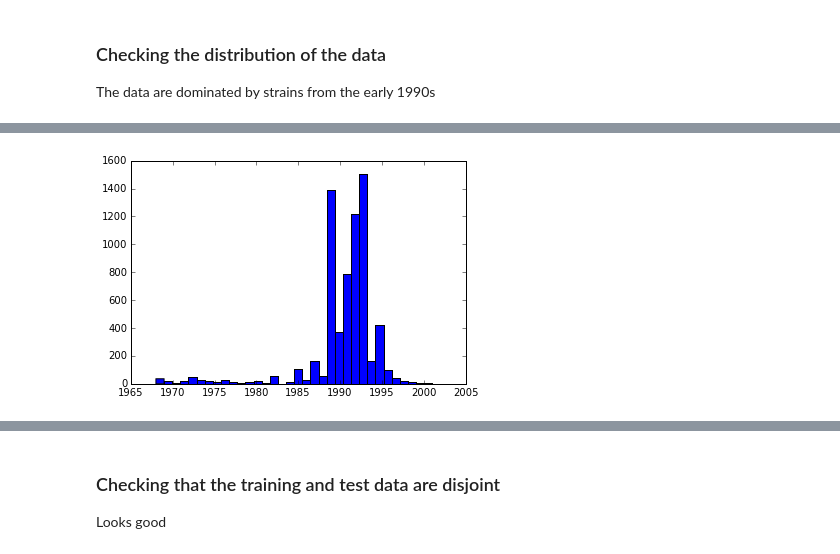
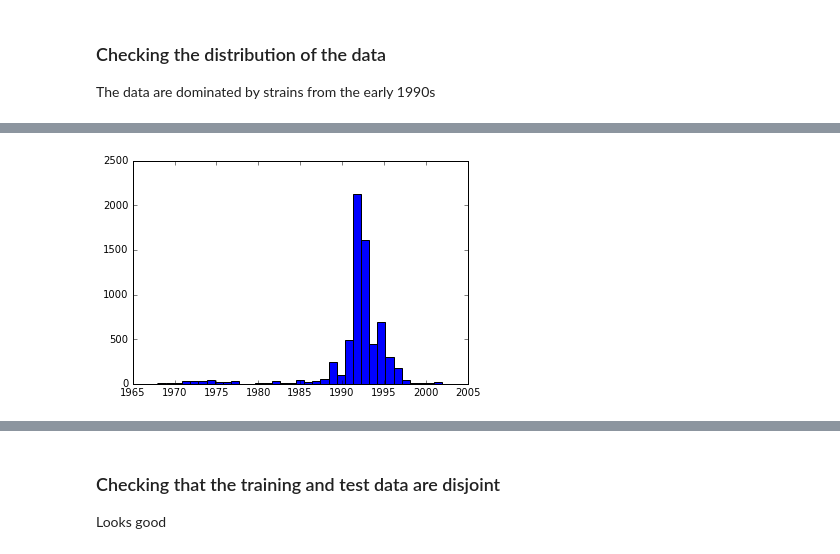
Before and after one commit to Tamarheron/acml, a Jupyter notebook: all_data.ipynb, the cells around one changed output, grey strips where cells are left out. Drawn from its saved outputs; the diff is of its cells as text; code cells hidden in the pictures.

```diff
--- a/all_data.ipynb
+++ b/all_data.ipynb
@@ -22,2 +25,2 @@ Populating the interactive namespace from numpy and matplotlib
 # %%
-DATAFILE = 'antigenic-genetic-pret8-positional-no-0-and-upto-10-mutations.csv'
+df = RegressionData('antigenic-genetic-pret8-positional-no-0-and-upto-10-mutations.csv', dropFirstRow=True).df
@@ -28,3 +26,0 @@ ImportError: No module named 'regressiondata'
-# %%
-data = RegressionData(DATAFILE, dropFirstRow=True)
-df = data.df
@@ -41,4 +34,4 @@ x = list(data.df['strain_1_dates'])
 # %%
-_ = plt.hist(x, bins=35)
+x=plt.hist(df['strain_2_dates'], bins = 35)
 # %% [output]
-[figure, old version]
+[figure, new version]
```
Also changed, not shown: parts of 13 cells of this notebook, 7 other files.
